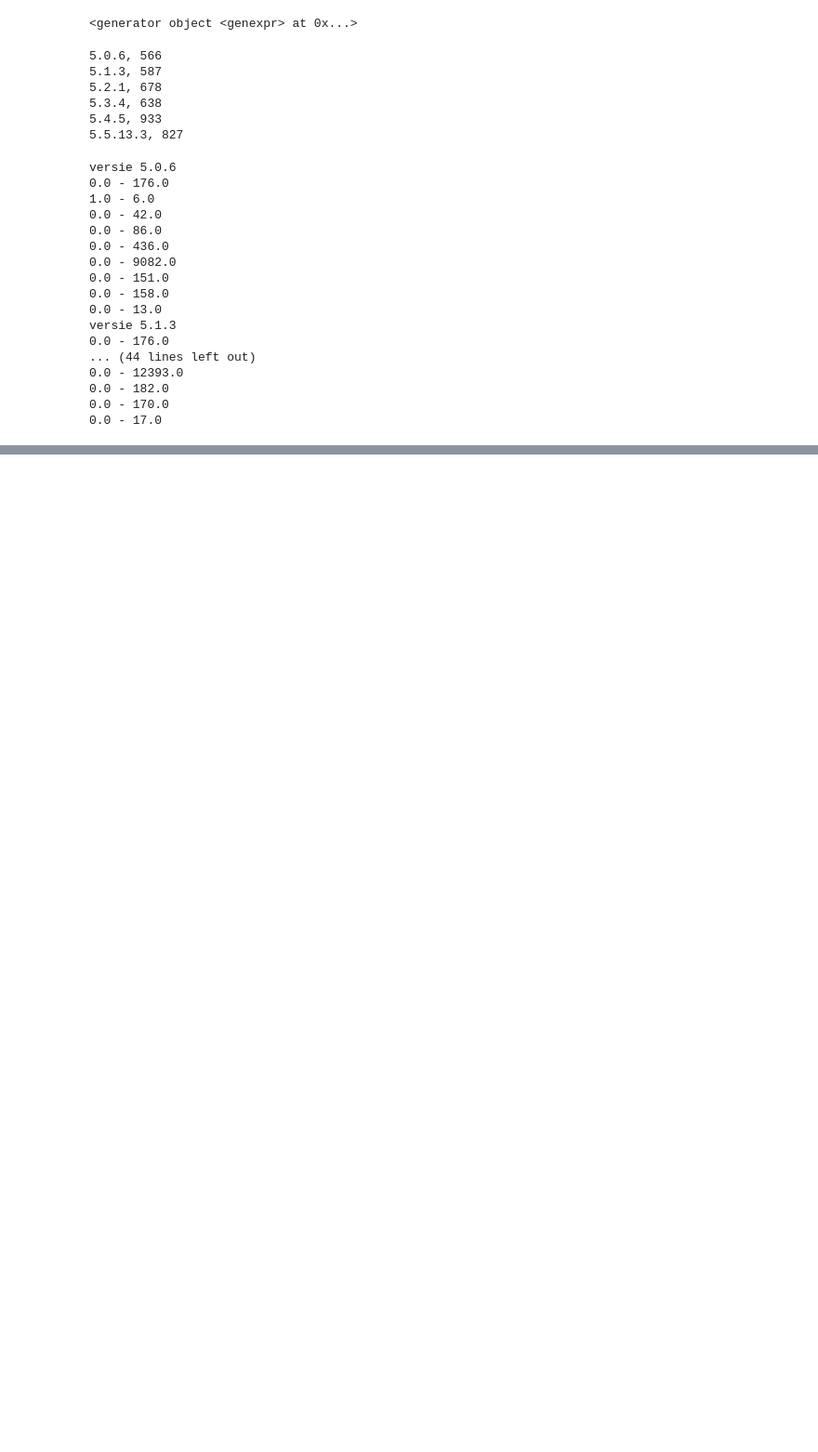
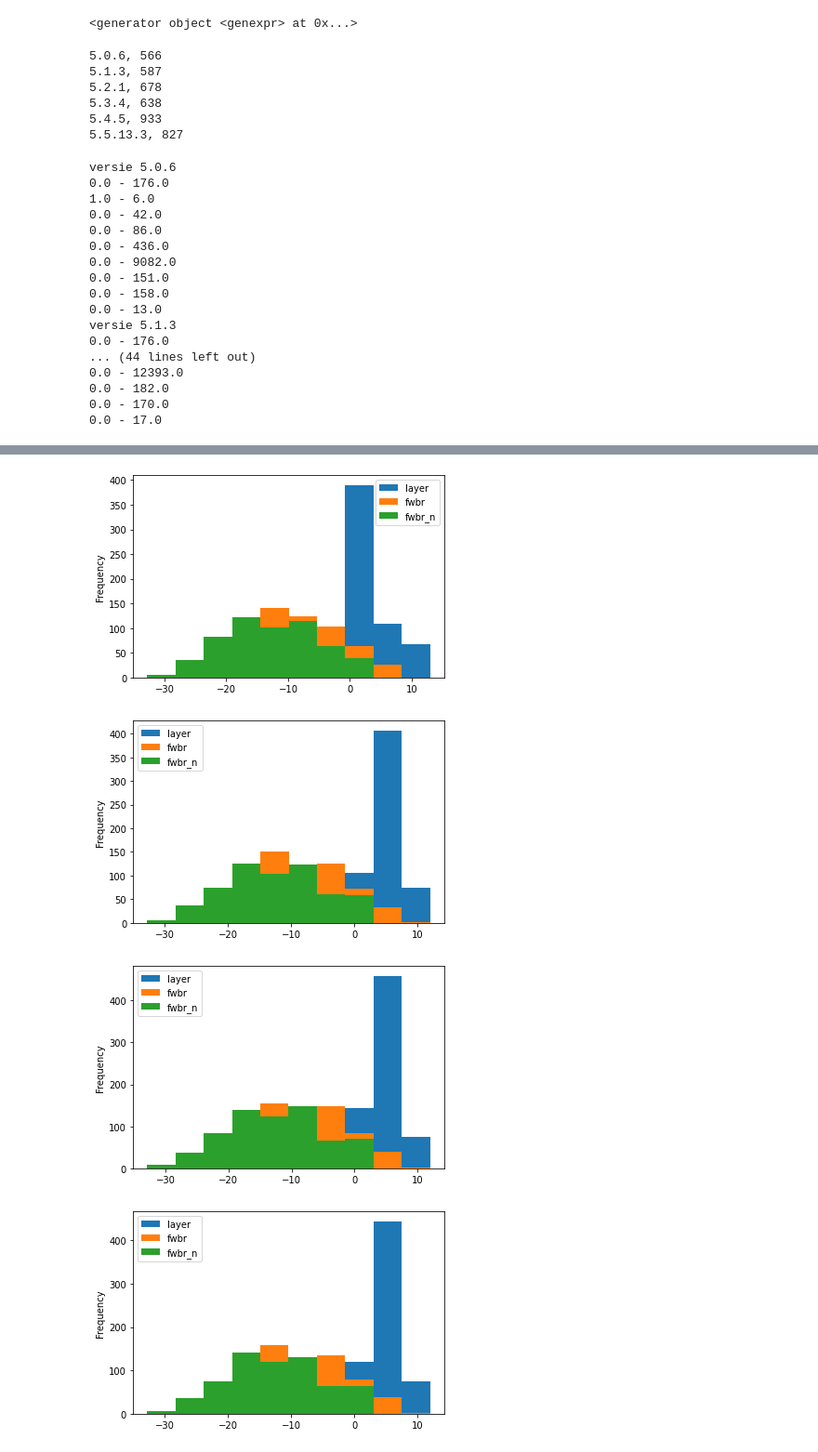
Before and after one commit to Jakob-98/Assignment-Metrics, a Jupyter notebook: src/main.ipynb, the cells around one changed output, grey strips where cells are left out. Shown at 93% size. Saved outputs shown, nothing was run; the diff lists cells and outputs as text; code cells hidden in the pictures; blank space fills up the shorter version.

```diff
--- a/src/main.ipynb
+++ b/src/main.ipynb
@@ -132,0 +136,9 @@ for x in ckjm_dict.keys():
+# %%
+for x in ckjm_dict:
+   ckjm_dict[x]
+   ckjm_dict[x][['layer', 'fwbr', 'fwbr_n']].plot(kind='hist')
+# %% [output]
+[figure, added]
+[figure, added]
+[figure, added]
+[figure, added]
```
Also changed, not shown: parts of 5 cells of this notebook.
